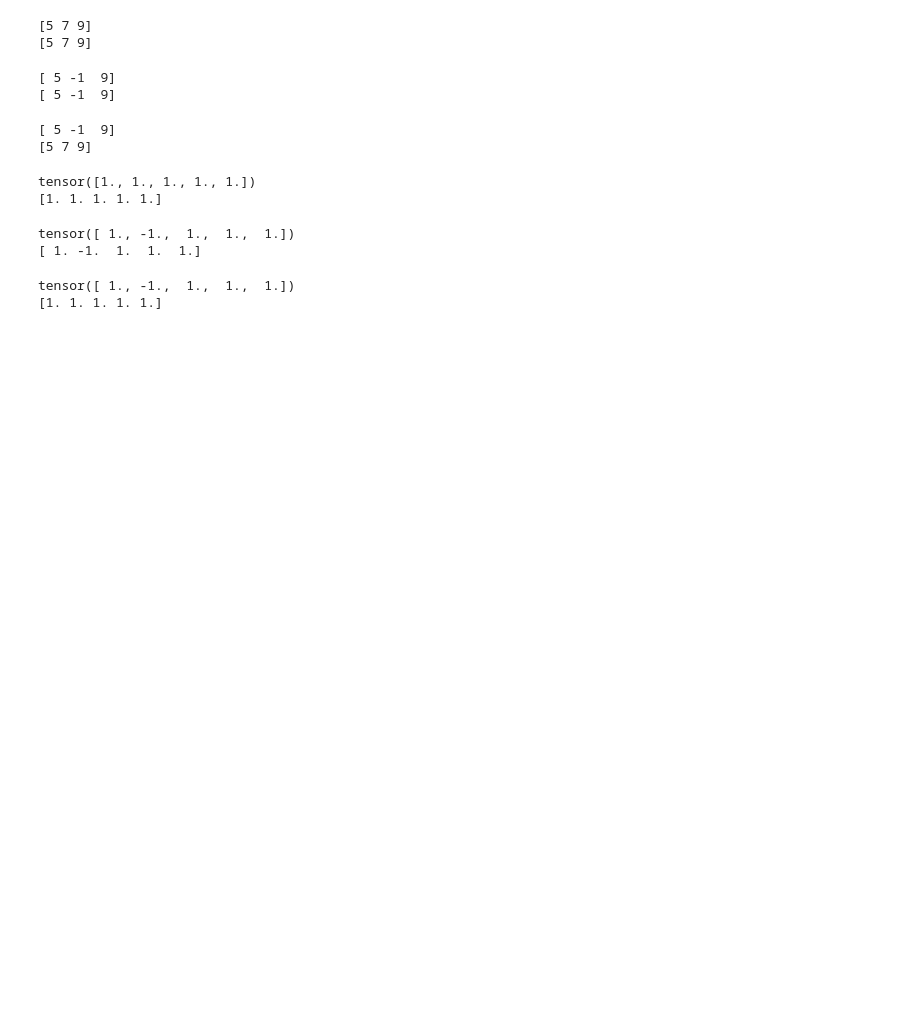
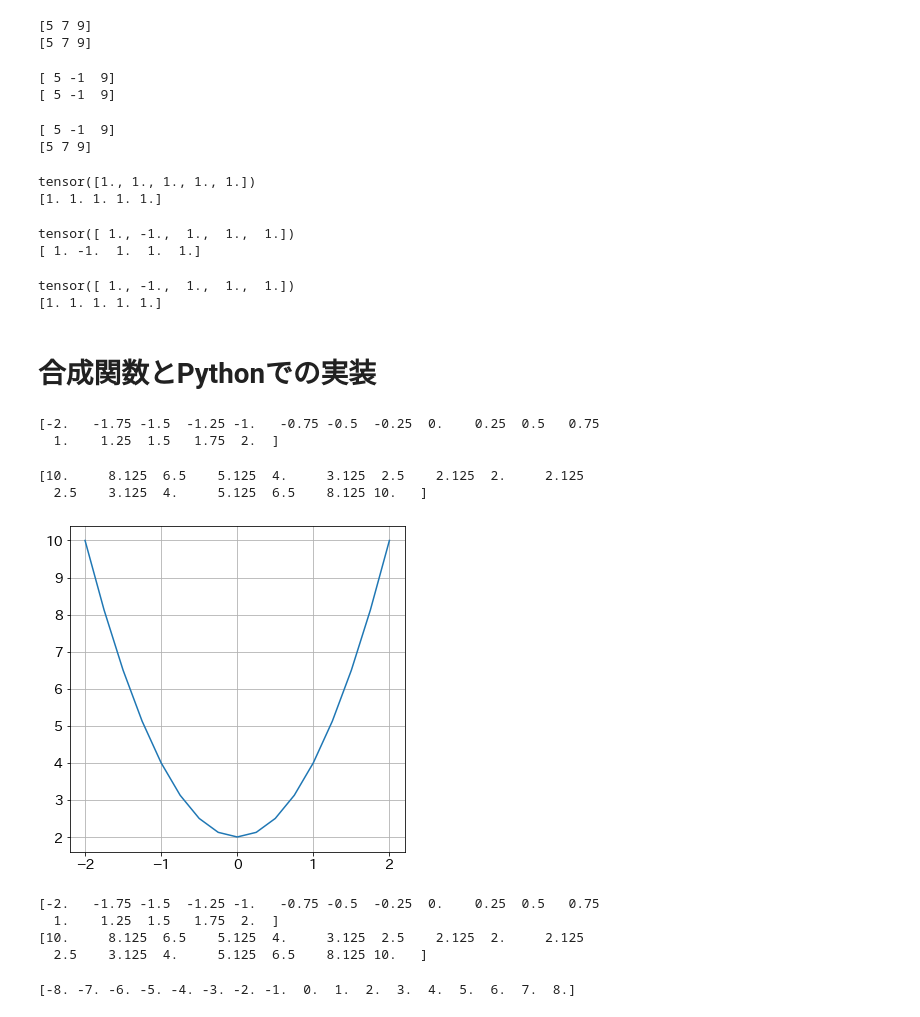
Before and after one commit to newstage75/ML_study, a Jupyter notebook: 最短Pytorch/１章.ipynb, the cells around one changed output. Saved outputs shown, nothing was run; the diff lists cells and outputs as text; code cells hidden in the pictures; blank space fills up the shorter version.

```diff
--- a/最短Pytorch/１章.ipynb
+++ b/最短Pytorch/１章.ipynb
@@ -103,3 +103,27 @@ print(x2)
 # %% [output]
 tensor([ 1., -1.,  1.,  1.,  1.])
 [1. 1. 1. 1. 1.]
+# %% [markdown]
+# 合成関数とPythonでの実装
+# %%
+def f(x):
+  return (2 * x**2 + 2)
+# %%
+x = np.arange(-2, 2.1, 0.25)
+print(x)
+# %% [output]
+[-2.   -1.75 -1.5  -1.25 -1.   -0.75 -0.5  -0.25  0.    0.25  0.5   0.75
+  1.    1.25  1.5   1.75  2.  ]
+# %%
+y = f(x)
+# %%
+print(y)
+# %% [output]
+[10.     8.125  6.5    5.125  4.     3.125  2.5    2.125  2.     2.125
+  2.5    3.125  4.     5.125  6.5    8.125 10.   ]
+# %%
+#関数のグラフ表示
+plt.plot(x, y)
+plt.show()
+# %% [output]
+[figure, added]
@@ -105,0 +145,8 @@ tensor([ 1., -1.,  1.,  1.,  1.])
+# %%
+print(x)
+print(y)
+# %% [output]
+[-2.   -1.75 -1.5  -1.25 -1.   -0.75 -0.5  -0.25  0.    0.25  0.5   0.75
+  1.    1.25  1.5   1.75  2.  ]
+[10.     8.125  6.5    5.125  4.     3.125  2.5    2.125  2.     2.125
+  2.5    3.125  4.     5.125  6.5    8.125 10.   ]
@@ -105,0 +161,9 @@ tensor([ 1., -1.,  1.,  1.,  1.])
+# %%
+diff = fdiff(f)
+
+y_dash = diff(x)
+
+#結果確認
+print(y_dash)
+# %% [output]
+[-8. -7. -6. -5. -4. -3. -2. -1.  0.  1.  2.  3.  4.  5.  6.  7.  8.]
```
Also changed, not shown: parts of 8 cells of this notebook.
